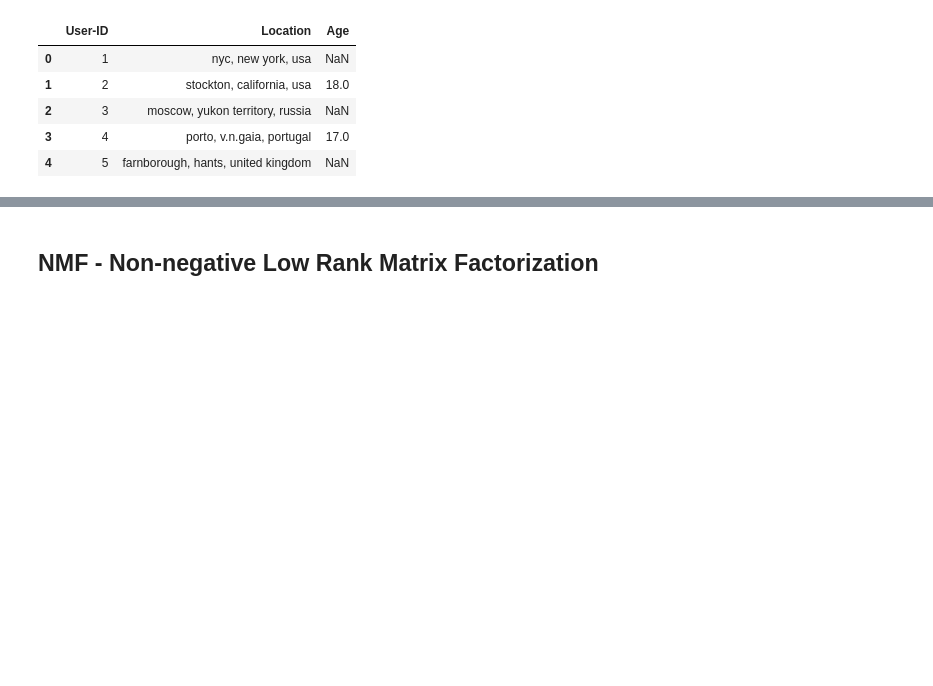
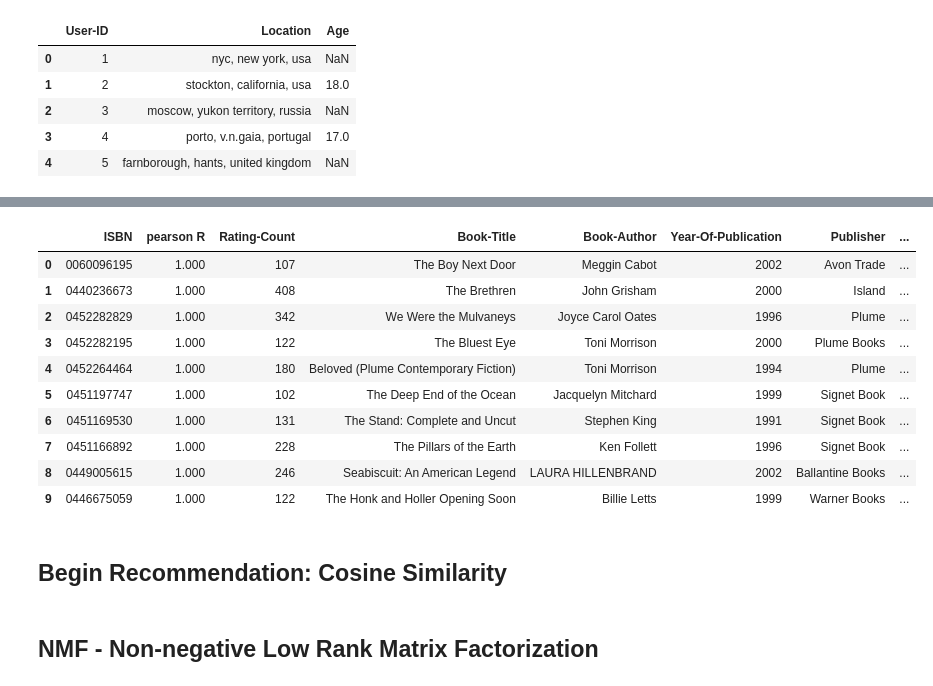
Before and after one commit to mpayumo/book-recommender-model, a Jupyter notebook: 2-book-recommender-modeling.ipynb, the cells around one changed output, grey strips where cells are left out. Saved outputs shown, nothing was run; the diff lists cells and outputs as text; code cells hidden in the pictures; blank space fills up the shorter version.

```diff
--- a/2-book-recommender-modeling.ipynb
+++ b/2-book-recommender-modeling.ipynb
@@ -78,3 +453,20 @@ users_df.head()
+# %%
+recommendation_titles_R = pd.merge(recommendation, books_df, on='ISBN')
+recommendation_titles_R
+# %% [output]
+|  | ISBN | pearson R | Rating-Count | Book-Title | Book-Author | Year-Of-Publication | Publisher | ... |
+| 0 | 0060096195 | 1.000 | 107 | The Boy Next Door | Meggin Cabot | 2002 | Avon Trade | ... |
+| 1 | 0440236673 | 1.000 | 408 | The Brethren | John Grisham | 2000 | Island | ... |
+| 2 | 0452282829 | 1.000 | 342 | We Were the Mulvaneys | Joyce Carol Oates | 1996 | Plume | ... |
+| 3 | 0452282195 | 1.000 | 122 | The Bluest Eye | Toni Morrison | 2000 | Plume Books | ... |
+| 4 | 0452264464 | 1.000 | 180 | Beloved (Plume Contemporary Fiction) | Toni Morrison | 1994 | Plume | ... |
+| 5 | 0451197747 | 1.000 | 102 | The Deep End of the Ocean | Jacquelyn Mitchard | 1999 | Signet Book | ... |
+| 6 | 0451169530 | 1.000 | 131 | The Stand: Complete and Uncut | Stephen King | 1991 | Signet Book | ... |
+| 7 | 0451166892 | 1.000 | 228 | The Pillars of the Earth | Ken Follett | 1996 | Signet Book | ... |
+| 8 | 0449005615 | 1.000 | 246 | Seabiscuit: An American Legend | LAURA HILLENBRAND | 2002 | Ballantine Books | ... |
+| 9 | 0446675059 | 1.000 | 122 | The Honk and Holler Opening Soon | Billie Letts | 1999 | Warner Books | ... |
+# %% [markdown]
+## Begin Recommendation: Cosine Similarity
 # %% [markdown]
 ## NMF - Non-negative Low Rank Matrix Factorization
 # %%
```
Also changed, not shown: parts of 65 cells of this notebook, 1 other file.
